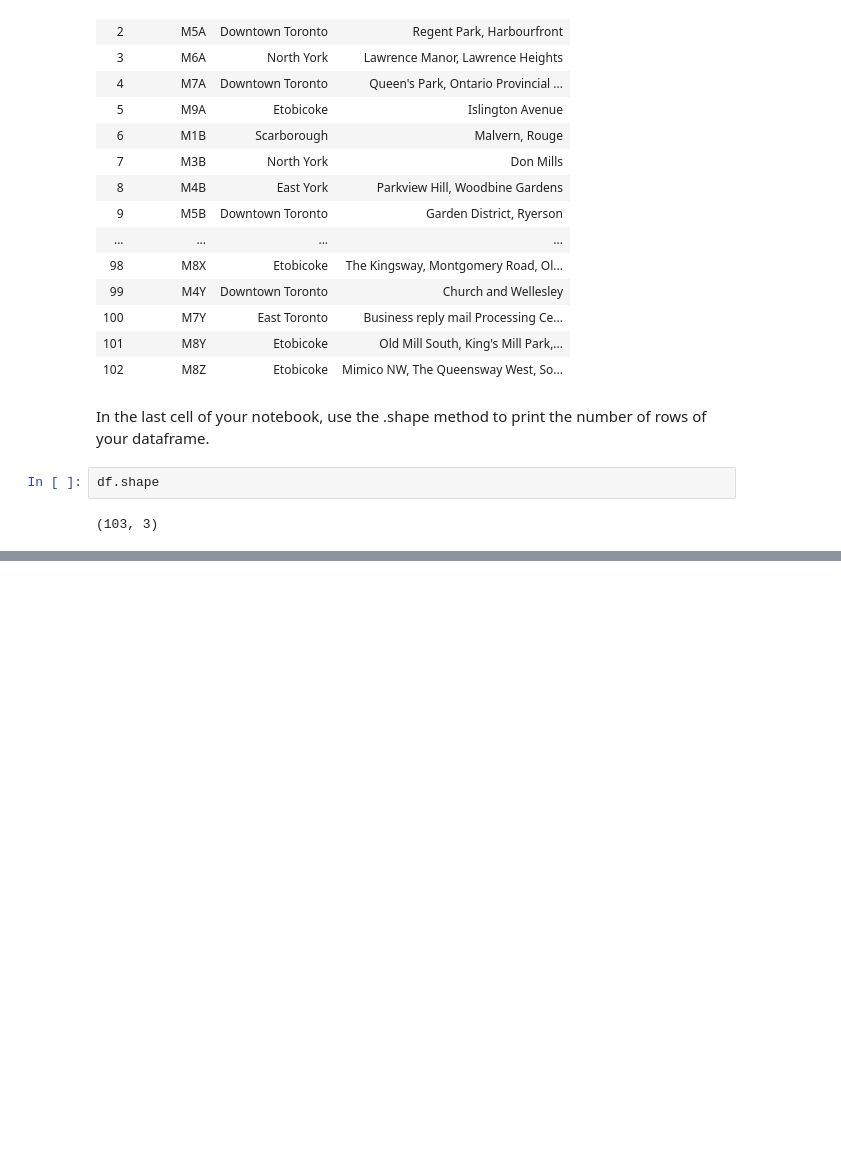
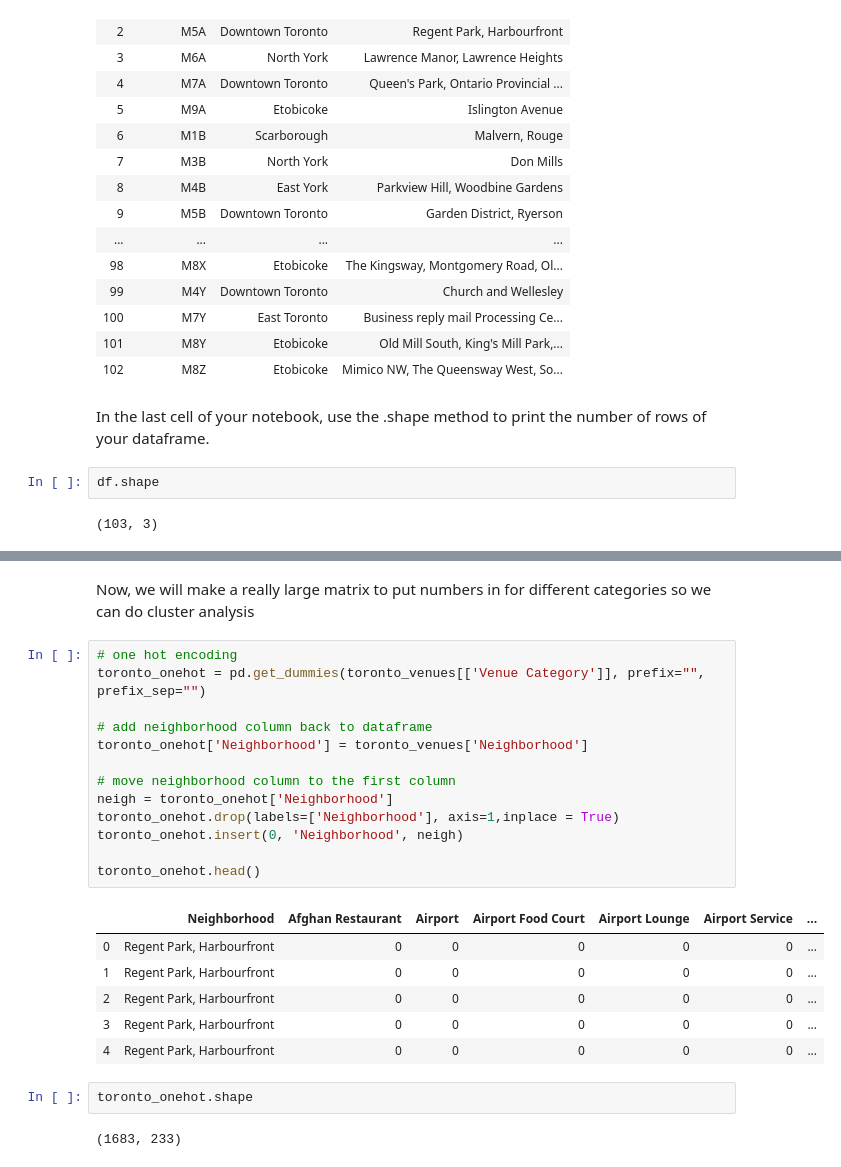
Before and after one commit to gbeeber/Coursera_Capstone, a Jupyter notebook: Toronto_Neighborhood_Analysis.ipynb, the cells around one changed output, grey strips where cells are left out. Saved outputs shown, nothing was run; the diff lists cells and outputs as text; blank space fills up the shorter version.

```diff
--- a/Toronto_Neighborhood_Analysis.ipynb
+++ b/Toronto_Neighborhood_Analysis.ipynb
@@ -84,0 +263,26 @@ df.shape
+# %% [markdown]
+Now, we will make a really large matrix to put numbers in for different categories so we can do cluster analysis
+# %%
+# one hot encoding
+toronto_onehot = pd.get_dummies(toronto_venues[['Venue Category']], prefix="", prefix_sep="")
+
+# add neighborhood column back to dataframe
+toronto_onehot['Neighborhood'] = toronto_venues['Neighborhood']
+
+# move neighborhood column to the first column
+neigh = toronto_onehot['Neighborhood']
+toronto_onehot.drop(labels=['Neighborhood'], axis=1,inplace = True)
+toronto_onehot.insert(0, 'Neighborhood', neigh)
+
+toronto_onehot.head()
+# %% [output]
+|  | Neighborhood | Afghan Restaurant | Airport | Airport Food Court | Airport Lounge | Airport Service | ... |
+| 0 | Regent Park, Harbourfront | 0 | 0 | 0 | 0 | 0 | ... |
+| 1 | Regent Park, Harbourfront | 0 | 0 | 0 | 0 | 0 | ... |
+| 2 | Regent Park, Harbourfront | 0 | 0 | 0 | 0 | 0 | ... |
+| 3 | Regent Park, Harbourfront | 0 | 0 | 0 | 0 | 0 | ... |
+| 4 | Regent Park, Harbourfront | 0 | 0 | 0 | 0 | 0 | ... |
+# %%
+toronto_onehot.shape
+# %% [output]
+(1683, 233)
```
Also changed, not shown: parts of 39 cells of this notebook.
